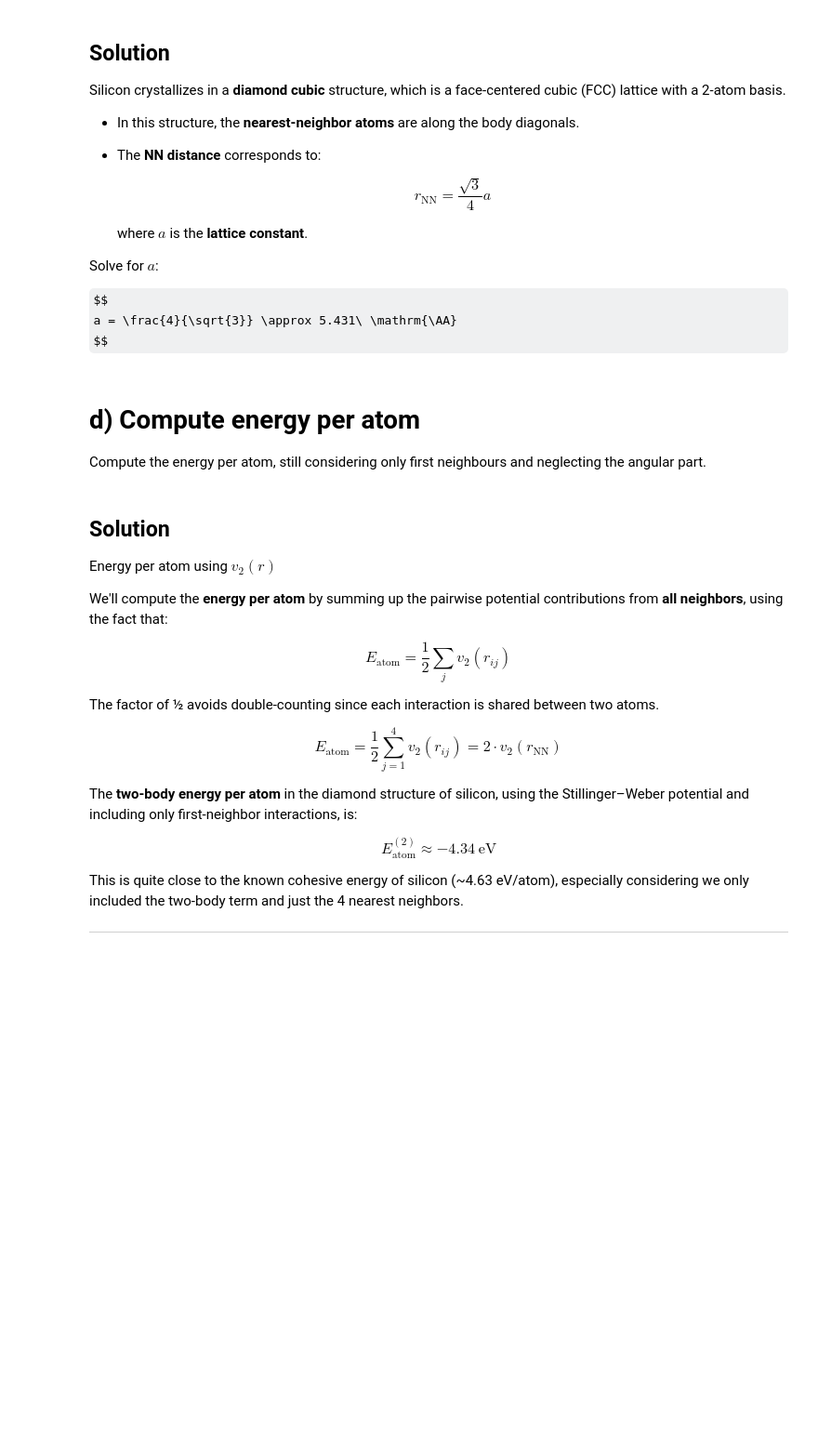
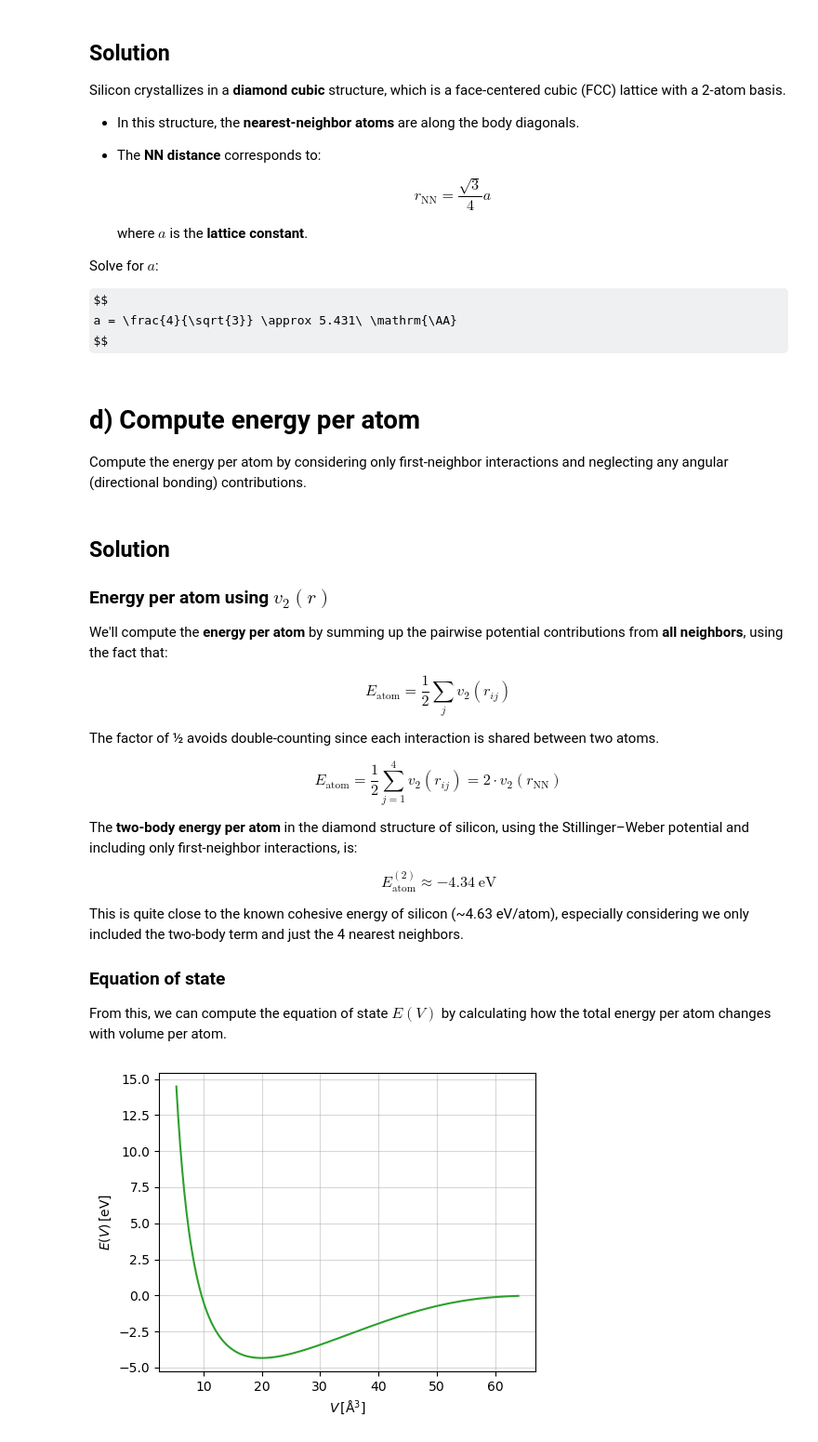
Before and after one commit to pyracetamol/tmms_2025, a Jupyter notebook: 03_stillinger_weber/sw_solved.ipynb, the cells around one changed output. Shown at 93% size. Drawn from its saved outputs; the diff is of its cells as text; code cells hidden in the pictures; some formulas as TeX source; blank space fills up the shorter version.

```diff
--- a/03_stillinger_weber/sw_solved.ipynb
+++ b/03_stillinger_weber/sw_solved.ipynb
@@ -194,11 +250,11 @@ $$
 # %% [markdown]
 # d) Compute energy per atom
 
-Compute the energy per atom, still considering only first neighbours and neglecting the angular part.
+Compute the energy per atom by considering only first-neighbor interactions and neglecting any angular (directional bonding) contributions.
 # %% [markdown]
 ## Solution
 
-Energy per atom using $v_2(r)$
+### Energy per atom using $v_2(r)$
 
 We'll compute the **energy per atom** by summing up the pairwise potential contributions from **all neighbors**, using the fact that:
 
@@ -221,4 +277,27 @@ $$
 
 This is quite close to the known cohesive energy of silicon (\~4.63 eV/atom), especially considering we only included the two-body term and just the 4 nearest neighbors.
 
----
+### Equation of state
+
+From this, we can compute the equation of state $E(V)$ by calculating how the total energy per atom changes with volume per atom.
+# %%
+def energy_per_atom(a0):
+    r_NN = (np.sqrt(3) / 4) * a0
+    v = v2_real_func(r_NN)
+    z = 4  # 4 NN per atom in diamond cubic
+    return 0.5 * z * v  # factor 0.5 to avoid double-counting
+
+a0_vals = np.linspace(3.5, 8.0, 200)  # lattice parameters in Å
+volumes = (a0_vals ** 3) / 8          # volume per atom
+energies = [energy_per_atom(a0) for a0 in a0_vals]
+
+# Plot E(V)
+plt.figure(figsize=(5, 4))
+plt.plot(volumes, energies, color='tab:green')
+plt.xlabel(r'$V\,\mathrm{[\AA^3]}$')
+plt.ylabel(r'$E(V)\,\mathrm{[eV]}$')
+plt.grid(alpha=0.5)
+plt.tight_layout()
+plt.show()
+# %% [output]
+[figure, added]
```
Also changed, not shown: parts of 20 cells of this notebook.
